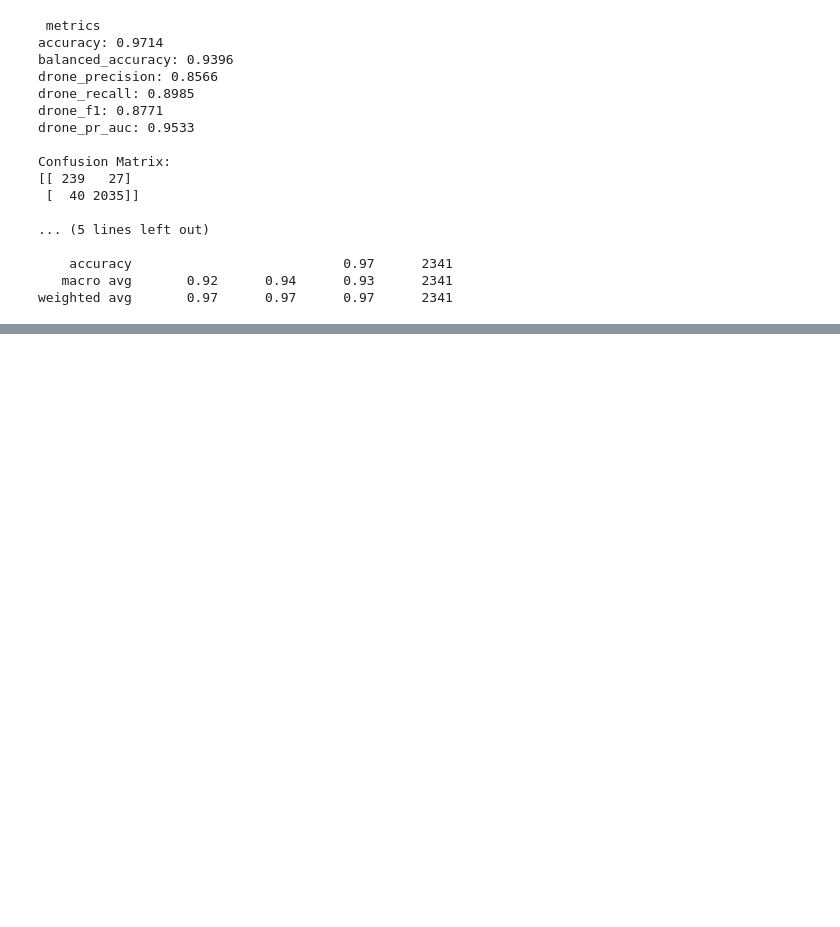
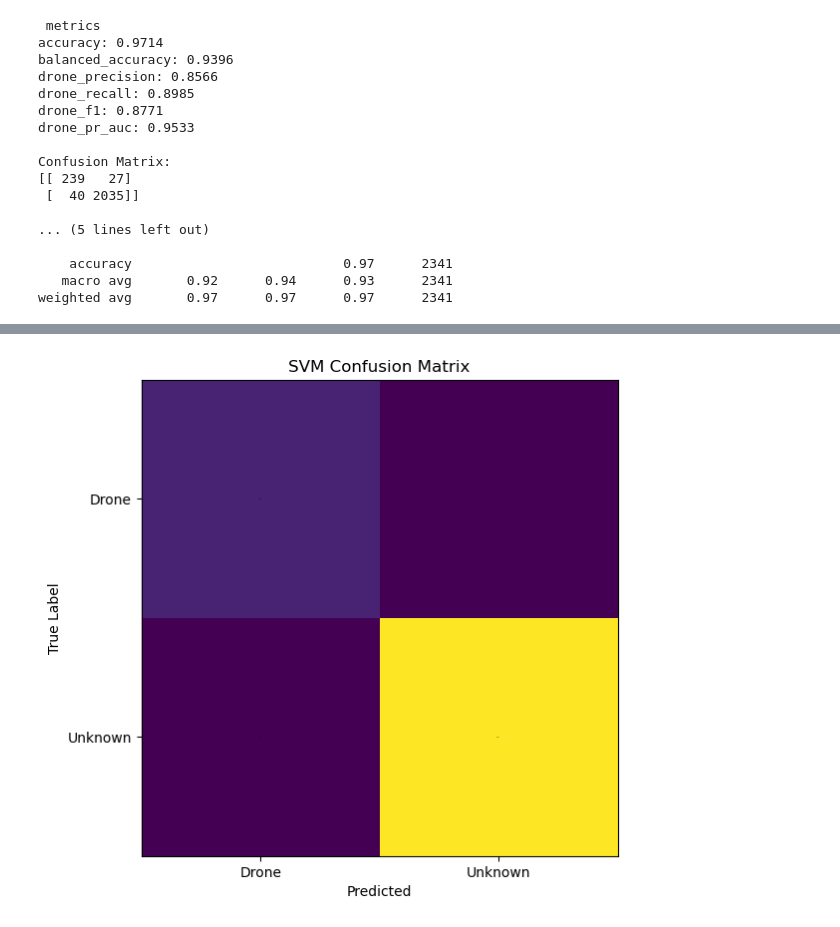
Before and after one commit to mxadams/CSCI575-project, a Jupyter notebook: logRerg2.ipynb, the cells around one changed output, grey strips where cells are left out. Cells and saved outputs as stored; diff of their text form; code cells hidden in the pictures; blank space fills up the shorter version.

```diff
--- a/logRerg2.ipynb
+++ b/logRerg2.ipynb
@@ -794,0 +634,2 @@ plt.close()
+# %%
+svm_model.fit(X_train, y_train)
@@ -794,0 +656,7 @@ plt.close()
+# %%
+decision_scores = svm_model.decision_function(X_test)
+
+# drone = class 0
+drone_scores = -decision_scores
+
+drone_true = (y_test == 0).astype(int)
@@ -794,0 +665,16 @@ plt.close()
+# %%
+svm_metrics = {
+    "accuracy": accuracy_score(y_test, y_pred),
+
+    "balanced_accuracy": balanced_accuracy_score(y_test, y_pred),
+
+    "drone_precision": precision_score(y_test, y_pred, pos_label=0, zero_division=0),
+
+    "drone_recall": recall_score(y_test, y_pred, pos_label=0, zero_division=0),
+
+    "drone_f1": f1_score(y_test, y_pred, pos_label=0, zero_division=0),
+
+    "drone_pr_auc": average_precision_score(drone_true, drone_scores),
+
+    "confusion_matrix": confusion_matrix(y_test, y_pred, labels=[0, 1])
+}
@@ -794,0 +714,21 @@ plt.close()
+# %%
+cm = svm_metrics["confusion_matrix"]
+fig, ax = plt.subplots(figsize=(6, 6))
+im = ax.imshow(cm)
+
+ax.set_xticks([0, 1])
+ax.set_yticks([0, 1])
+ax.set_xticklabels(["Drone", "Unknown"])
+ax.set_yticklabels(["Drone", "Unknown"])
+ax.set_xlabel("Predicted")
+ax.set_ylabel("True Label")
+ax.set_title("SVM Confusion Matrix")
+
+for i in range(cm.shape[0]):
+    for j in range(cm.shape[1]):
+        ax.text(j, i, str(cm[i, j]),
+                ha="center", va="center", fontsize=1)
+plt.tight_layout()
+plt.show()
+# %% [output]
+[figure, added]
```
Also changed, not shown: parts of 34 cells of this notebook.
